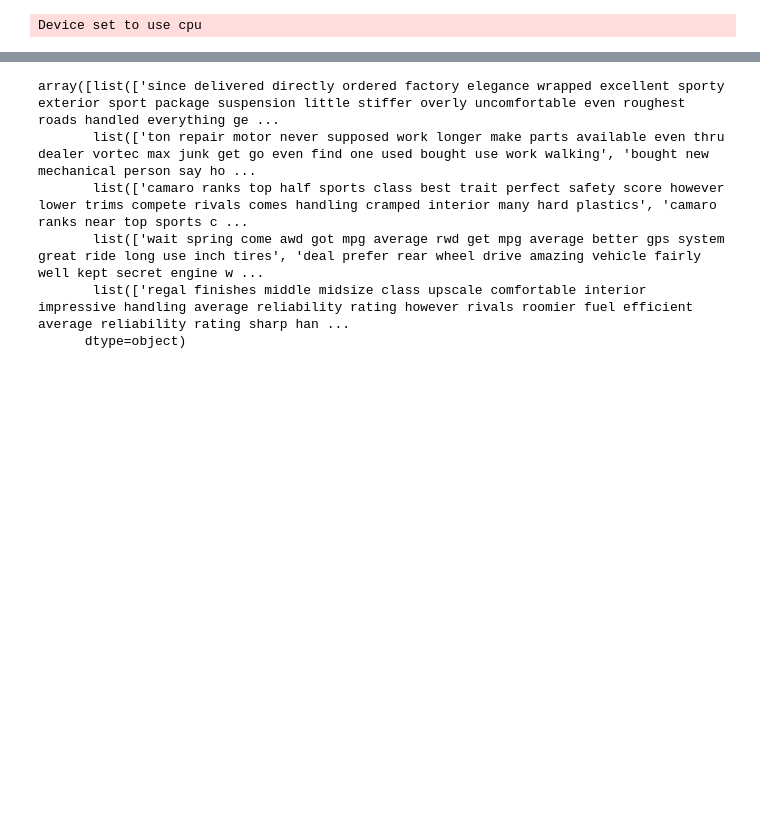
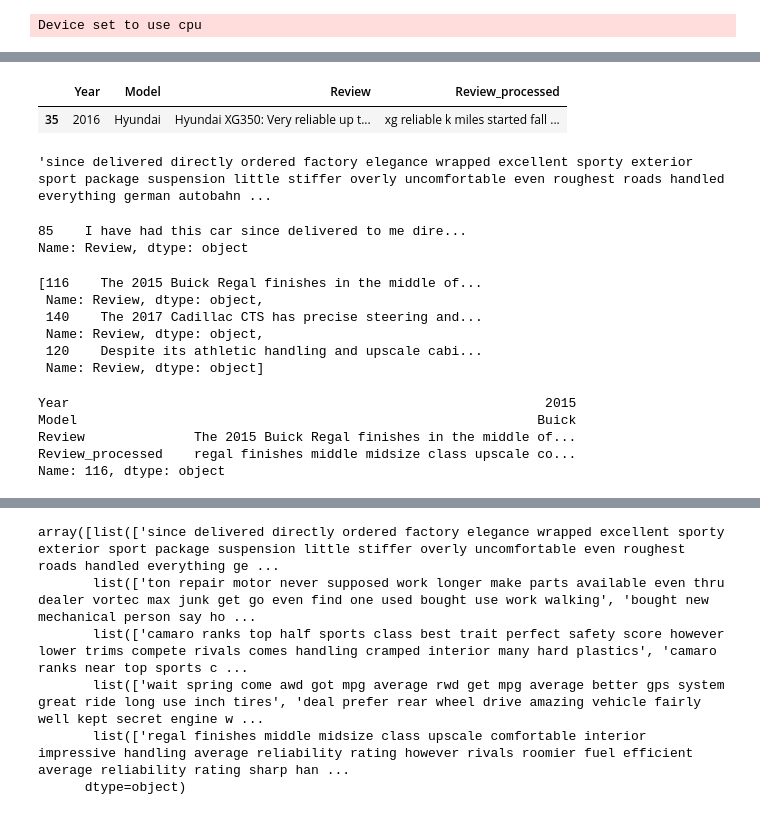
Before and after one commit to MaryKavalion/TopicModelling, a Jupyter notebook: exploration/bertopic.ipynb, the cells around one changed output, grey strips where cells are left out. Cells and saved outputs as stored; diff of their text form; code cells hidden in the pictures; blank space fills up the shorter version.

```diff
--- a/exploration/bertopic.ipynb
+++ b/exploration/bertopic.ipynb
@@ -207,0 +259,14 @@ ValueError: Mime type rendering requires nbformat>=4.2.0 but it is not installed
+# %%
+df.sample(1)
+# %% [output]
+|  | Year | Model | Review | Review_processed |
+| 35 | 2016 | Hyundai | Hyundai XG350: Very reliable up t... | xg reliable k miles started fall ... |
+# %%
+repr_docs[0][0]
+# %% [output]
+'since delivered directly ordered factory elegance wrapped excellent sporty exterior sport package suspension little stiffer overly uncomfortable even roughest roads handled everything german autobahn ...
+# %%
+df[df['Review_processed']==repr_docs[0][0]]['Review']
+# %% [output]
+85    I have had this car since delivered to me dire...
+Name: Review, dtype: object
@@ -207,0 +281,17 @@ ValueError: Mime type rendering requires nbformat>=4.2.0 but it is not installed
+# %%
+unproc_repr_docs
+# %% [output]
+[116    The 2015 Buick Regal finishes in the middle of...
+ Name: Review, dtype: object,
+ 140    The 2017 Cadillac CTS has precise steering and...
+ Name: Review, dtype: object,
+ 120    Despite its athletic handling and upscale cabi...
+ Name: Review, dtype: object]
+# %%
+df.iloc[116]
+# %% [output]
+Year                                                             2015
+Model                                                           Buick
+Review              The 2015 Buick Regal finishes in the middle of...
+Review_processed    regal finishes middle midsize class upscale co...
+Name: 116, dtype: object
```
Also changed, not shown: parts of 13 cells of this notebook.
